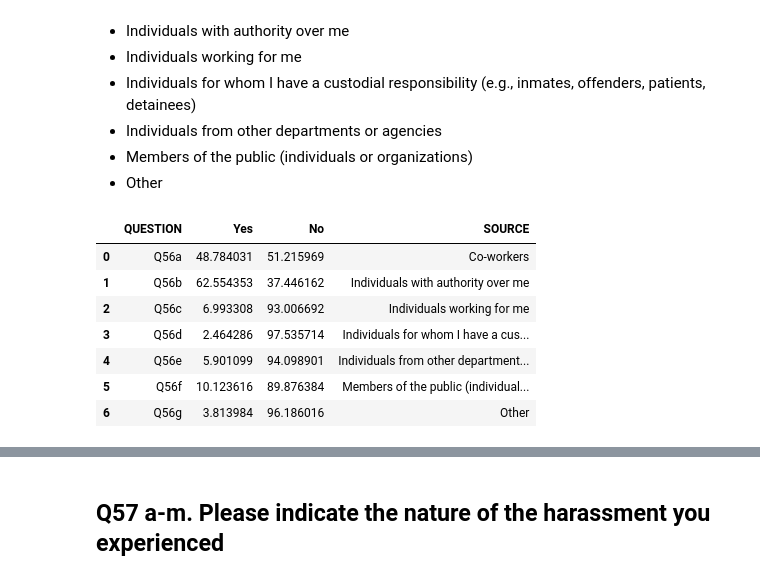
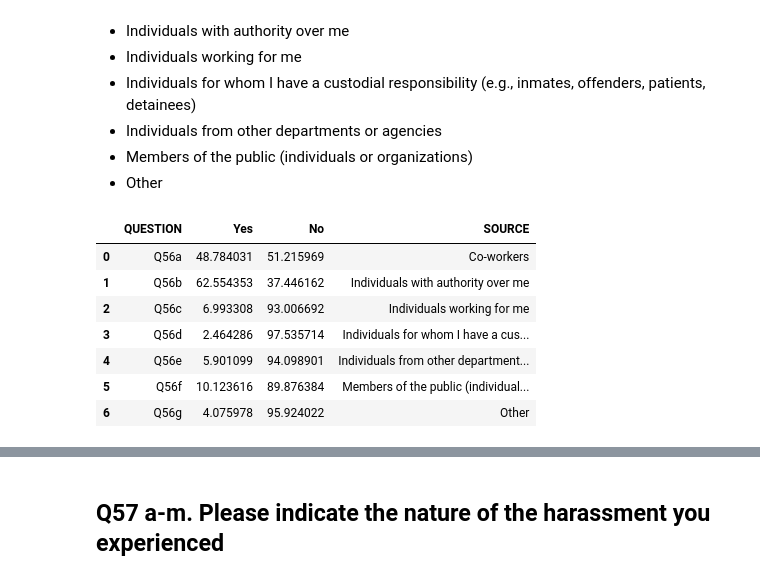
Before and after one commit to Sunnyc317/CanDev-equity_groups_talent_mobilization-, a Jupyter notebook: data_challenge_sunny_q55_56_24_26_27.ipynb, the cells around one changed output, grey strips where cells are left out. Saved outputs shown, nothing was run; the diff lists cells and outputs as text; code cells hidden in the pictures.

```diff
--- a/data_challenge_sunny_q55_56_24_26_27.ipynb
+++ b/data_challenge_sunny_q55_56_24_26_27.ipynb
@@ -546,7 +546,7 @@ df_emp_survey['GENERAL DEMO GROUP'] = general_demo_list
 # %%
 # added column 'SELECTED': True/False
 # eg. 'Chinese' is True, 'Chinese - Not selected' is False
-selected = ['Not selected' not in group for group in df_emp_survey['DESCRIP_E']]
+selected = ['selected' if 'Not selected' not in group else 'not selected' for group in df_emp_survey['DESCRIP_E']]
 df_emp_survey['SELECTED'] = selected
 # %% [markdown]
 ## Q55. have you been the victim of harassment on the job in the past 12 months?
@@ -581,19 +581,19 @@ harassment_src = ['Co-workers', 'Individuals with authority over me',
                   'Other']
 # %%
 df_emp_survey.query("QUESTION == 'Q56a'").groupby('BYCOND_1').mean()
-df_tree_map = df_emp_survey.query("QUESTION == 'Q56a' or QUESTION == 'Q56b' or QUESTION == 'Q56c' or QUESTION == 'Q56d' or QUESTION == 'Q56e' or QUESTION == 'Q56f' or QUESTION == 'Q56g' and SELECTED==True").groupby(['QUESTION'])[['ANSWER1','ANSWER2']].mean().reset_index()
+df_tree_map = df_emp_survey.query("QUESTION == 'Q56a' or QUESTION == 'Q56b' or QUESTION == 'Q56c' or QUESTION == 'Q56d' or QUESTION == 'Q56e' or QUESTION == 'Q56f' or QUESTION == 'Q56g'").groupby(['QUESTION'])[['ANSWER1','ANSWER2']].mean().reset_index()
 df_tree_map.rename(columns={'ANSWER1': 'Yes', 'ANSWER2':'No'}, inplace=True)
 df_tree_map['SOURCE'] = harassment_src
 df_tree_map
 # %% [output]
 |  | QUESTION | Yes | No | SOURCE |
 | 0 | Q56a | 48.784031 | 51.215969 | Co-workers |
 | 1 | Q56b | 62.554353 | 37.446162 | Individuals with authority over me |
 | 2 | Q56c | 6.993308 | 93.006692 | Individuals working for me |
 | 3 | Q56d | 2.464286 | 97.535714 | Individuals for whom I have a cus... |
 | 4 | Q56e | 5.901099 | 94.098901 | Individuals from other department... |
 | 5 | Q56f | 10.123616 | 89.876384 | Members of the public (individual... |
-| 6 | Q56g | 3.813984 | 96.186016 | Other |
+| 6 | Q56g | 4.075978 | 95.924022 | Other |
 # %%
 fig = px.treemap(df_tree_map, path=[px.Constant(" Q56 From whom did you experience harassment on the job?"),
                                     'SOURCE'], values='Yes', color='Yes'
```
Also changed, not shown: parts of 6 cells of this notebook.
